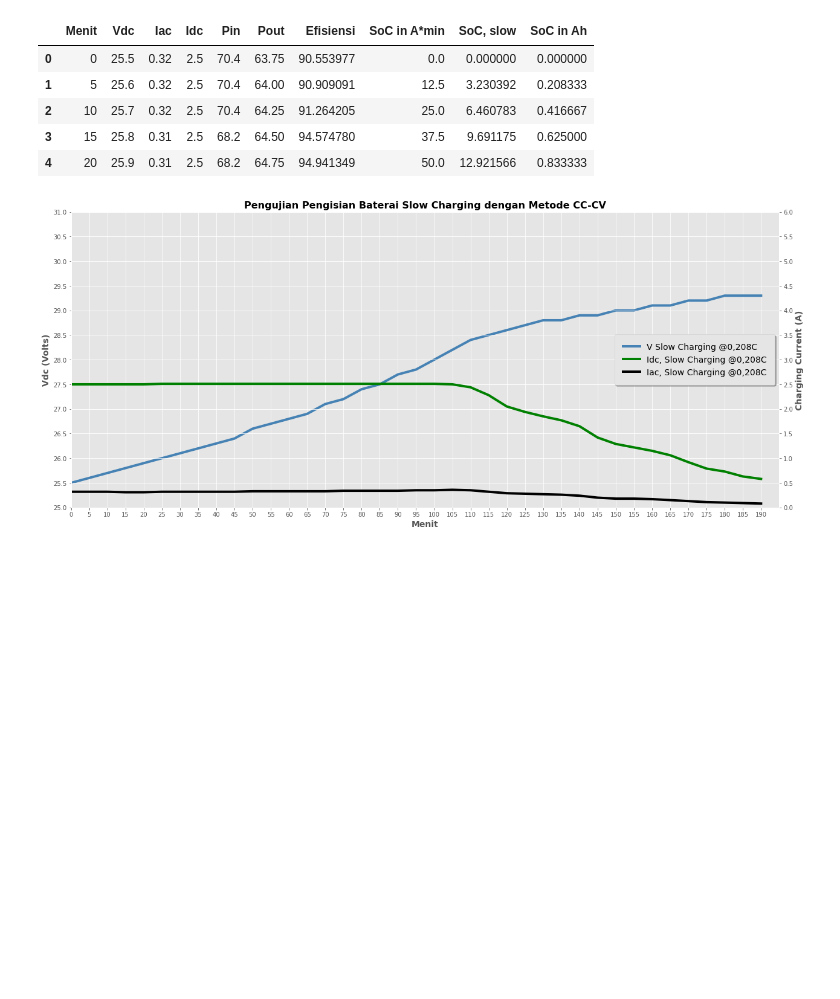
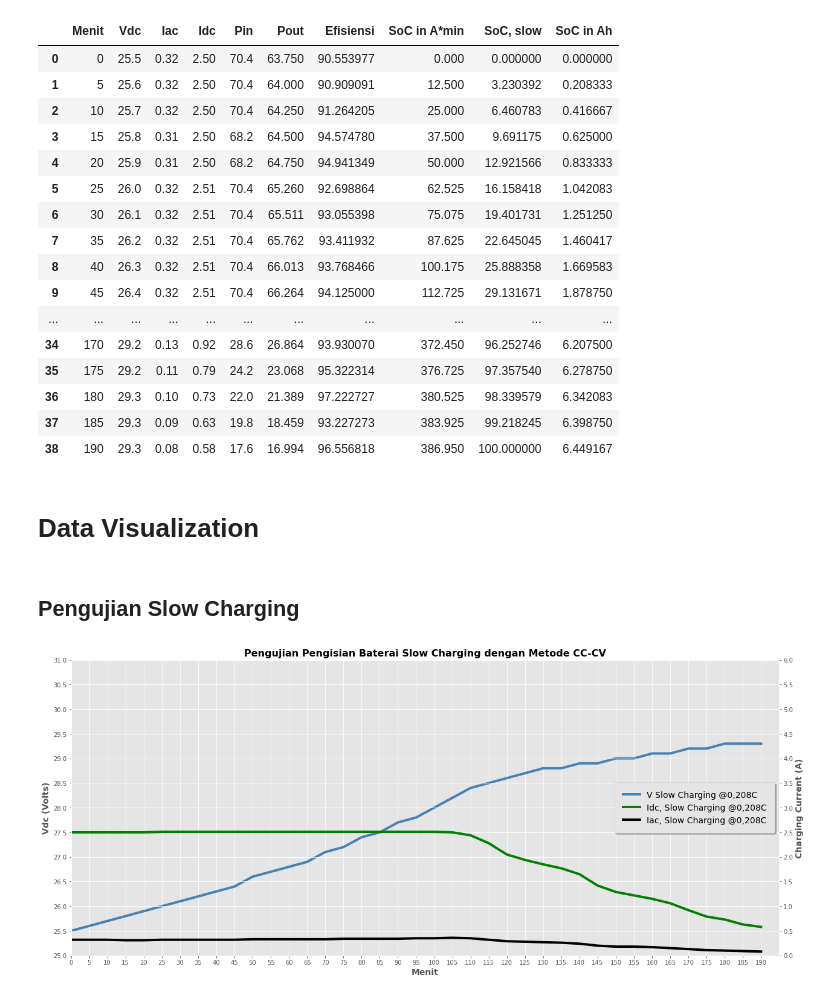
Before and after one commit to FelixIG15/ThesisDataViz, a Jupyter notebook: DataVisualization.ipynb, the cells around one changed output. Drawn from its saved outputs; the diff is of its cells as text; code cells hidden in the pictures; blank space fills up the shorter version.

```diff
--- a/DataVisualization.ipynb
+++ b/DataVisualization.ipynb
@@ -4,6 +8,6 @@ import os
 # %%
 current_working_dir = os.getcwd()
-file_path = os.path.join(current_working_dir, 'folder_baru/Skripsi.xlsx' )
+file_path = os.path.join(current_working_dir, 'data/Skripsi.xlsx' )
 # %%
 data_fast = pd.read_excel(file_path,sheet_name=0)
 data_slow = pd.read_excel(file_path,sheet_name=1)
@@ -31,9 +42,20 @@ df_fast.head()
 # %%
-df_slow.head()
+df_slow
 # %% [output]
 |  | Menit | Vdc | Iac | Idc | Pin | Pout | Efisiensi | SoC in A*min | SoC, slow | SoC in Ah |
-| 0 | 0 | 25.5 | 0.32 | 2.5 | 70.4 | 63.75 | 90.553977 | 0.0 | 0.000000 | 0.000000 |
-| 1 | 5 | 25.6 | 0.32 | 2.5 | 70.4 | 64.00 | 90.909091 | 12.5 | 3.230392 | 0.208333 |
-| 2 | 10 | 25.7 | 0.32 | 2.5 | 70.4 | 64.25 | 91.264205 | 25.0 | 6.460783 | 0.416667 |
-| 3 | 15 | 25.8 | 0.31 | 2.5 | 68.2 | 64.50 | 94.574780 | 37.5 | 9.691175 | 0.625000 |
-| 4 | 20 | 25.9 | 0.31 | 2.5 | 68.2 | 64.75 | 94.941349 | 50.0 | 12.921566 | 0.833333 |
+| 0 | 0 | 25.5 | 0.32 | 2.50 | 70.4 | 63.750 | 90.553977 | 0.000 | 0.000000 | 0.000000 |
+| 1 | 5 | 25.6 | 0.32 | 2.50 | 70.4 | 64.000 | 90.909091 | 12.500 | 3.230392 | 0.208333 |
+| 2 | 10 | 25.7 | 0.32 | 2.50 | 70.4 | 64.250 | 91.264205 | 25.000 | 6.460783 | 0.416667 |
+| 3 | 15 | 25.8 | 0.31 | 2.50 | 68.2 | 64.500 | 94.574780 | 37.500 | 9.691175 | 0.625000 |
+| 4 | 20 | 25.9 | 0.31 | 2.50 | 68.2 | 64.750 | 94.941349 | 50.000 | 12.921566 | 0.833333 |
+| 5 | 25 | 26.0 | 0.32 | 2.51 | 70.4 | 65.260 | 92.698864 | 62.525 | 16.158418 | 1.042083 |
+| 6 | 30 | 26.1 | 0.32 | 2.51 | 70.4 | 65.511 | 93.055398 | 75.075 | 19.401731 | 1.251250 |
+| 7 | 35 | 26.2 | 0.32 | 2.51 | 70.4 | 65.762 | 93.411932 | 87.625 | 22.645045 | 1.460417 |
+| 8 | 40 | 26.3 | 0.32 | 2.51 | 70.4 | 66.013 | 93.768466 | 100.175 | 25.888358 | 1.669583 |
+| 9 | 45 | 26.4 | 0.32 | 2.51 | 70.4 | 66.264 | 94.125000 | 112.725 | 29.131671 | 1.878750 |
+| ... | ... | ... | ... | ... | ... | ... | ... | ... | ... | ... |
+| 34 | 170 | 29.2 | 0.13 | 0.92 | 28.6 | 26.864 | 93.930070 | 372.450 | 96.252746 | 6.207500 |
+| 35 | 175 | 29.2 | 0.11 | 0.79 | 24.2 | 23.068 | 95.322314 | 376.725 | 97.357540 | 6.278750 |
+| 36 | 180 | 29.3 | 0.10 | 0.73 | 22.0 | 21.389 | 97.222727 | 380.525 | 98.339579 | 6.342083 |
+| 37 | 185 | 29.3 | 0.09 | 0.63 | 19.8 | 18.459 | 93.227273 | 383.925 | 99.218245 | 6.398750 |
+| 38 | 190 | 29.3 | 0.08 | 0.58 | 17.6 | 16.994 | 96.556818 | 386.950 | 100.000000 | 6.449167 |
@@ -45 +62,5 @@ import matplotlib.patheffects as pe
+# %% [markdown]
+# Data Visualization
+# %% [markdown]
+## Pengujian Slow Charging
 # %%
```
Also changed, not shown: parts of 17 cells of this notebook.
